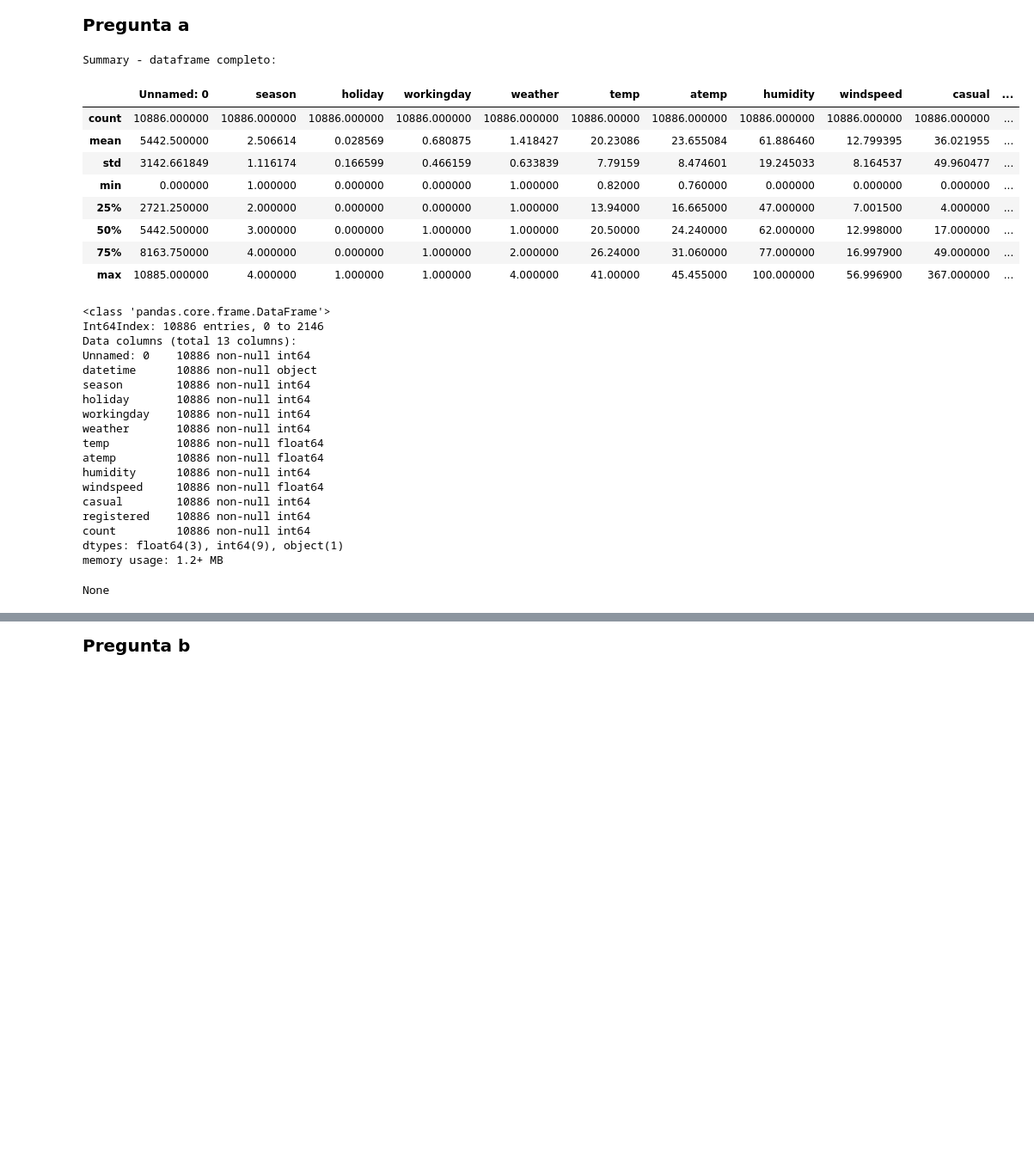
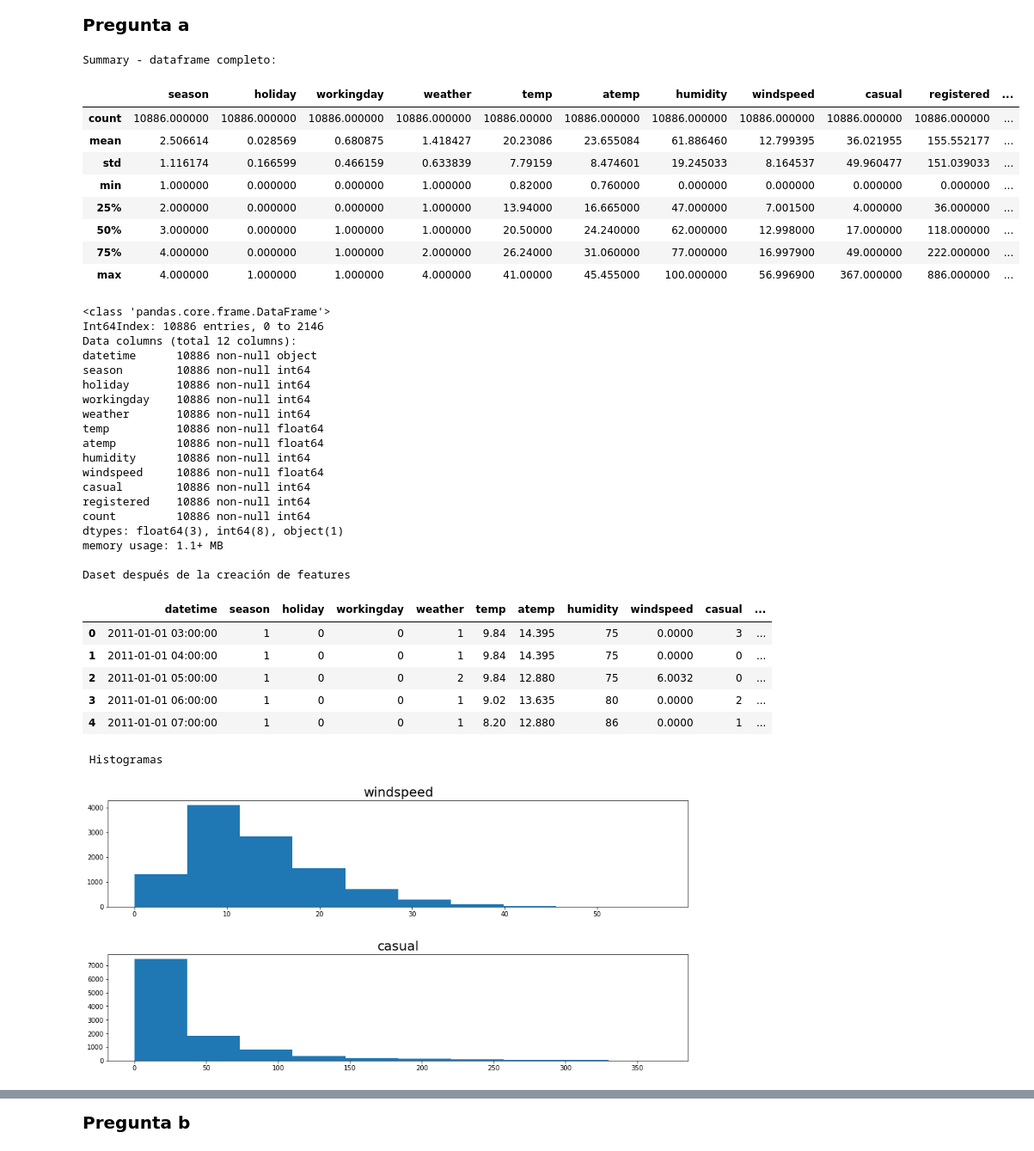
Before and after one commit to Sitrico/ML-T3, a Jupyter notebook: Laboratorio 3 - Parte 2.ipynb, the cells around one changed output, grey strips where cells are left out. Shown: that part at 86% size. Drawn from its saved outputs; the diff is of its cells as text; code cells hidden in the pictures; blank space fills up the shorter version.

```diff
--- a/Laboratorio 3 - Parte 2.ipynb
+++ b/Laboratorio 3 - Parte 2.ipynb
@@ -12,42 +13,65 @@ from sklearn.svm import SVR
 # %%
 import pandas as pd
 import numpy as np
+
+#Se importa para hacer el tratamiento de la fecha
 from datetime import datetime
+
 dftrain = pd.read_csv('bike_sharing_train.csv')
 dfval = pd.read_csv('bike_sharing_val.csv')
 dftest = pd.read_csv('bike_sharing_test.csv')
 ntrain = len(dftrain)
 nval = len(dftrain) + len(dfval)
 df = pd.concat([dftrain,dfval,dftest])
+
+#Se elimina este atributo ya que no se sabe que es y no aporta información
+del df["Unnamed: 0"]
+
 print('\nSummary - dataframe completo:\n')
 
 display(df.describe())
-display(df.info())
+df.info()
 
 #======================================================================================
-#SE PROCEDE A CREAR FEATURES
+#Se crean features de la parte d
 #======================================================================================
 df['datetime']=df['datetime'].apply(lambda x:datetime.strptime(x,'%Y-%m-%d %H:%M:%S'))
 df['year']=df['datetime'].apply(lambda x:x.year)
 df['month']=df['datetime'].apply(lambda x:x.month)
 df['day']=df['datetime'].apply(lambda x:x.day)
 df['hour'] = pd.to_datetime(df['datetime']).apply(lambda x: x.strftime('%H'))
 df['hour'] = pd.to_numeric(df['hour'])
+
+print("\nDaset después de la creación de features")
+
+display(df.head())
+
+#========================================================================================
+#Se procede a hacer los histogramas
+#========================================================================================
+#Se definen los features a graficar
+features = set(list(df))
+features = list(features - set(["datetime", "season", "holiday", "workingday", "weather", "year", "month", "day", "hour"]))
+print("\n Histogramas")
+for i in features:
+    plt.figure(figsize = (16, 3))
+    plt.hist(df[i])
+    plt.title(i, fontsize=20)
+    plt.show()
 # %% [output]
 Summary - dataframe completo:
-|  | Unnamed: 0 | season | holiday | workingday | weather | temp | atemp | humidity | windspeed | casual | ... |
-| count | 10886.000000 | 10886.000000 | 10886.000000 | 10886.000000 | 10886.000000 | 10886.00000 | 10886.000000 | 10886.000000 | 10886.000000 | 10886.000000 | ... |
-| mean | 5442.500000 | 2.506614 | 0.028569 | 0.680875 | 1.418427 | 20.23086 | 23.655084 | 61.886460 | 12.799395 | 36.021955 | ... |
-| std | 3142.661849 | 1.116174 | 0.166599 | 0.466159 | 0.633839 | 7.79159 | 8.474601 | 19.245033 | 8.164537 | 49.960477 | ... |
-| min | 0.000000 | 1.000000 | 0.000000 | 0.000000 | 1.000000 | 0.82000 | 0.760000 | 0.000000 | 0.000000 | 0.000000 | ... |
-| 25% | 2721.250000 | 2.000000 | 0.000000 | 0.000000 | 1.000000 | 13.94000 | 16.665000 | 47.000000 | 7.001500 | 4.000000 | ... |
-| 50% | 5442.500000 | 3.000000 | 0.000000 | 1.000000 | 1.000000 | 20.50000 | 24.240000 | 62.000000 | 12.998000 | 17.000000 | ... |
-| 75% | 8163.750000 | 4.000000 | 0.000000 | 1.000000 | 2.000000 | 26.24000 | 31.060000 | 77.000000 | 16.997900 | 49.000000 | ... |
-| max | 10885.000000 | 4.000000 | 1.000000 | 1.000000 | 4.000000 | 41.00000 | 45.455000 | 100.000000 | 56.996900 | 367.000000 | ... |
+|  | season | holiday | workingday | weather | temp | atemp | humidity | windspeed | casual | registered | ... |
+| count | 10886.000000 | 10886.000000 | 10886.000000 | 10886.000000 | 10886.00000 | 10886.000000 | 10886.000000 | 10886.000000 | 10886.000000 | 10886.000000 | ... |
+| mean | 2.506614 | 0.028569 | 0.680875 | 1.418427 | 20.23086 | 23.655084 | 61.886460 | 12.799395 | 36.021955 | 155.552177 | ... |
+| std | 1.116174 | 0.166599 | 0.466159 | 0.633839 | 7.79159 | 8.474601 | 19.245033 | 8.164537 | 49.960477 | 151.039033 | ... |
+| min | 1.000000 | 0.000000 | 0.000000 | 1.000000 | 0.82000 | 0.760000 | 0.000000 | 0.000000 | 0.000000 | 0.000000 | ... |
+| 25% | 2.000000 | 0.000000 | 0.000000 | 1.000000 | 13.94000 | 16.665000 | 47.000000 | 7.001500 | 4.000000 | 36.000000 | ... |
+| 50% | 3.000000 | 0.000000 | 1.000000 | 1.000000 | 20.50000 | 24.240000 | 62.000000 | 12.998000 | 17.000000 | 118.000000 | ... |
+| 75% | 4.000000 | 0.000000 | 1.000000 | 2.000000 | 26.24000 | 31.060000 | 77.000000 | 16.997900 | 49.000000 | 222.000000 | ... |
+| max | 4.000000 | 1.000000 | 1.000000 | 4.000000 | 41.00000 | 45.455000 | 100.000000 | 56.996900 | 367.000000 | 886.000000 | ... |
 <class 'pandas.core.frame.DataFrame'>
 Int64Index: 10886 entries, 0 to 2146
-Data columns (total 13 columns):
-Unnamed: 0    10886 non-null int64
+Data columns (total 12 columns):
 datetime      10886 non-null object
 season        10886 non-null int64
 holiday       10886 non-null int64
@@ -60,6 +84,16 @@ windspeed     10886 non-null float64
 casual        10886 non-null int64
 registered    10886 non-null int64
 count         10886 non-null int64
-dtypes: float64(3), int64(9), object(1)
-memory usage: 1.2+ MB
+dtypes: float64(3), int64(8), object(1)
+memory usage: 1.1+ MB
+
+Daset después de la creación de features
+|  | datetime | season | holiday | workingday | weather | temp | atemp | humidity | windspeed | casual | ... |
+| 0 | 2011-01-01 03:00:00 | 1 | 0 | 0 | 1 | 9.84 | 14.395 | 75 | 0.0000 | 3 | ... |
+| 1 | 2011-01-01 04:00:00 | 1 | 0 | 0 | 1 | 9.84 | 14.395 | 75 | 0.0000 | 0 | ... |
+| 2 | 2011-01-01 05:00:00 | 1 | 0 | 0 | 2 | 9.84 | 12.880 | 75 | 6.0032 | 0 | ... |
+| 3 | 2011-01-01 06:00:00 | 1 | 0 | 0 | 1 | 9.02 | 13.635 | 80 | 0.0000 | 2 | ... |
+| 4 | 2011-01-01 07:00:00 | 1 | 0 | 0 | 1 | 8.20 | 12.880 | 86 | 0.0000 | 1 | ... |
-None
+ Histogramas
+[figure, added]
+[figure, added]
```
Also changed, not shown: parts of 19 cells of this notebook.
